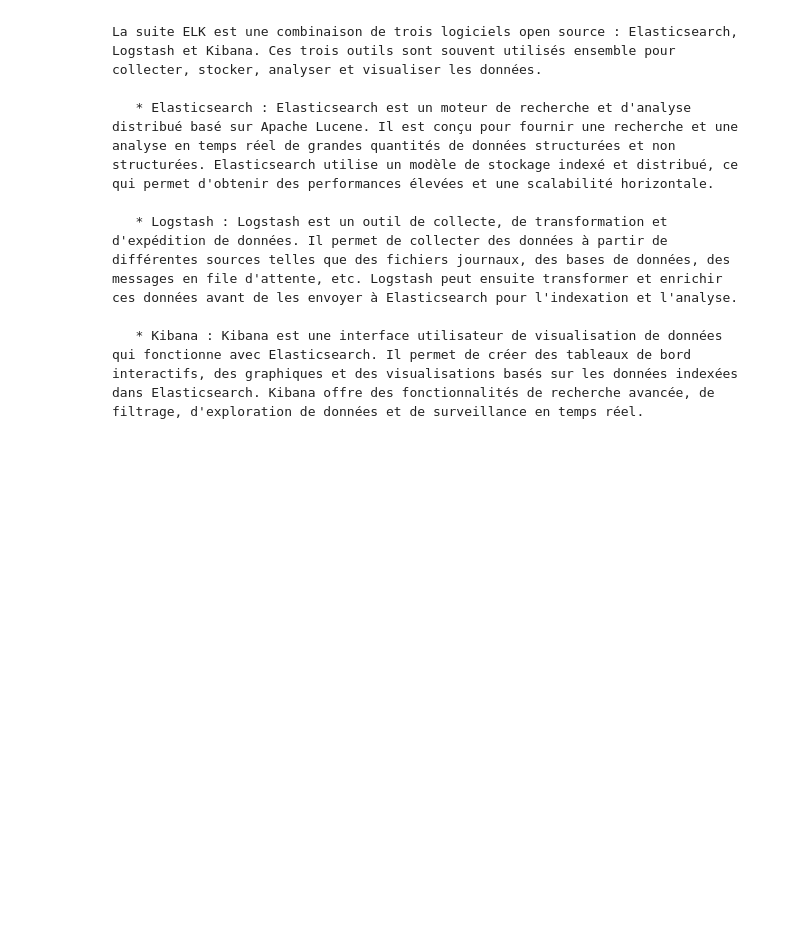
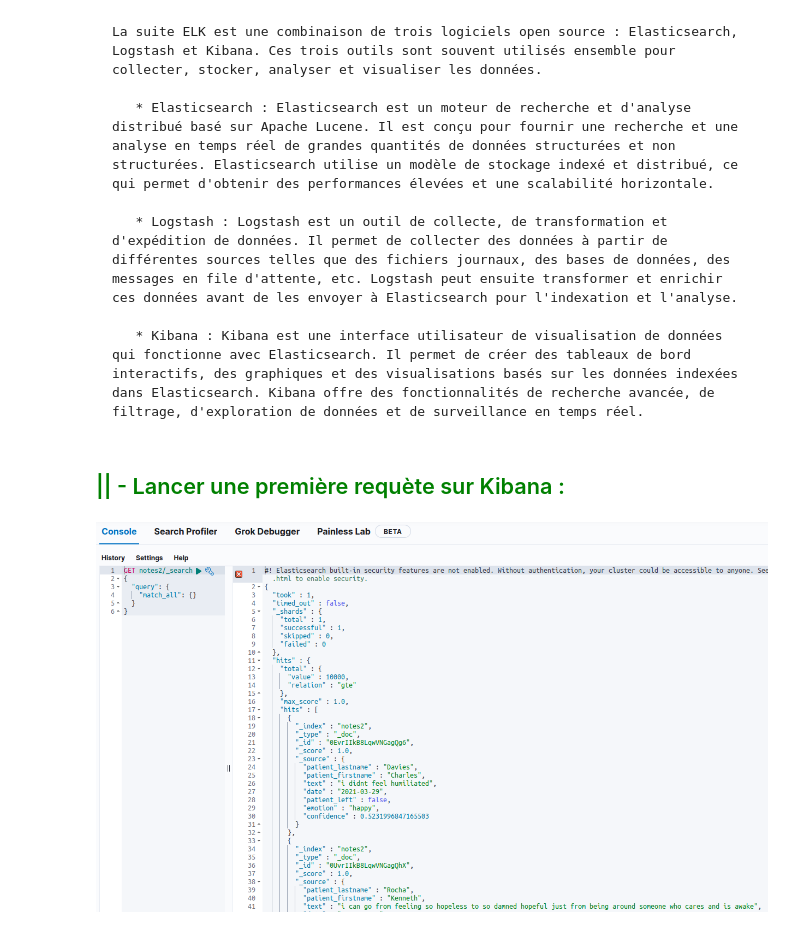
Before and after one commit to RolaMmss/R-aliser-un-site-de-suivi-de-patients-pour-un-psychologue, a Jupyter notebook: src/06-Kibana.ipynb, the cells around one changed output. Cells and saved outputs as stored; diff of their text form; code cells hidden in the pictures; blank space fills up the shorter version.

Commit message:
graph kibana

```diff
--- a/src/06-Kibana.ipynb
+++ b/src/06-Kibana.ipynb
@@ -8,3 +8,5 @@
        * Logstash : Logstash est un outil de collecte, de transformation et d'expédition de données. Il permet de collecter des données à partir de différentes sources telles que des fichiers journaux, des bases de données, des messages en file d'attente, etc. Logstash peut ensuite transformer et enrichir ces données avant de les envoyer à Elasticsearch pour l'indexation et l'analyse.
 
        * Kibana : Kibana est une interface utilisateur de visualisation de données qui fonctionne avec Elasticsearch. Il permet de créer des tableaux de bord interactifs, des graphiques et des visualisations basés sur les données indexées dans Elasticsearch. Kibana offre des fonctionnalités de recherche avancée, de filtrage, d'exploration de données et de surveillance en temps réel.
+# %% [markdown]
+## <font color="green"> || - Lancer une première requète sur Kibana :</font>
@@ -10,0 +15,4 @@
+# %%
+Image(filename='/home/apprenant/Images/Captures d’écran/im1.png')
+# %% [output]
+[figure, added]
```
Also changed, not shown: parts of 10 cells of this notebook.
